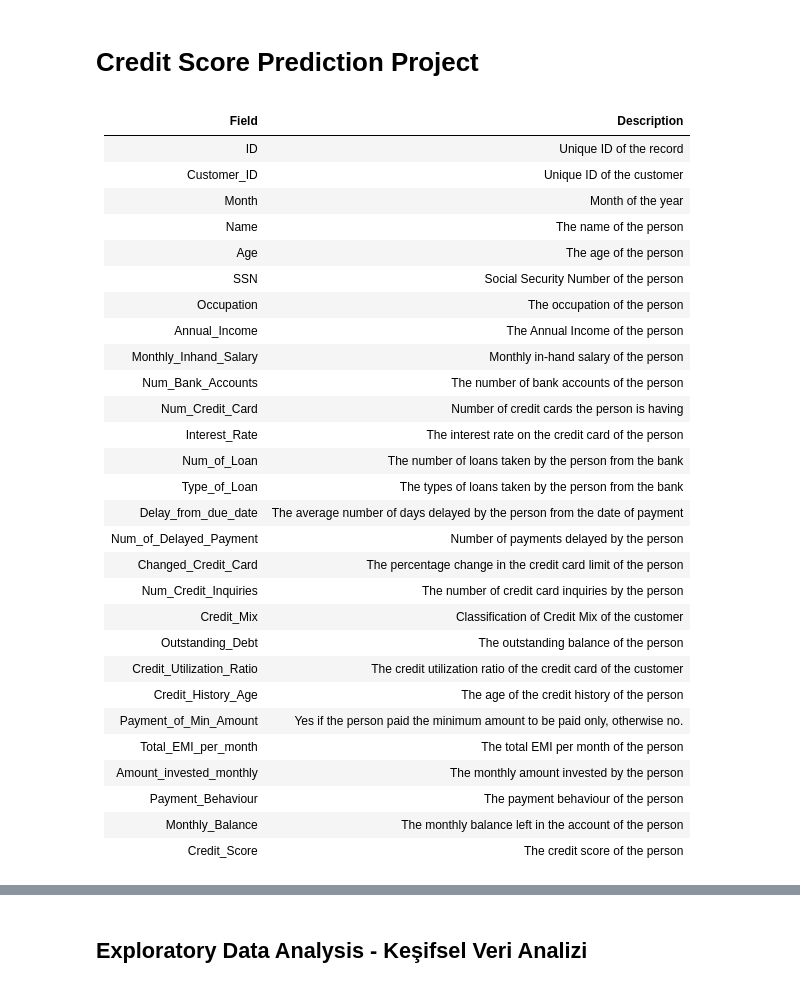
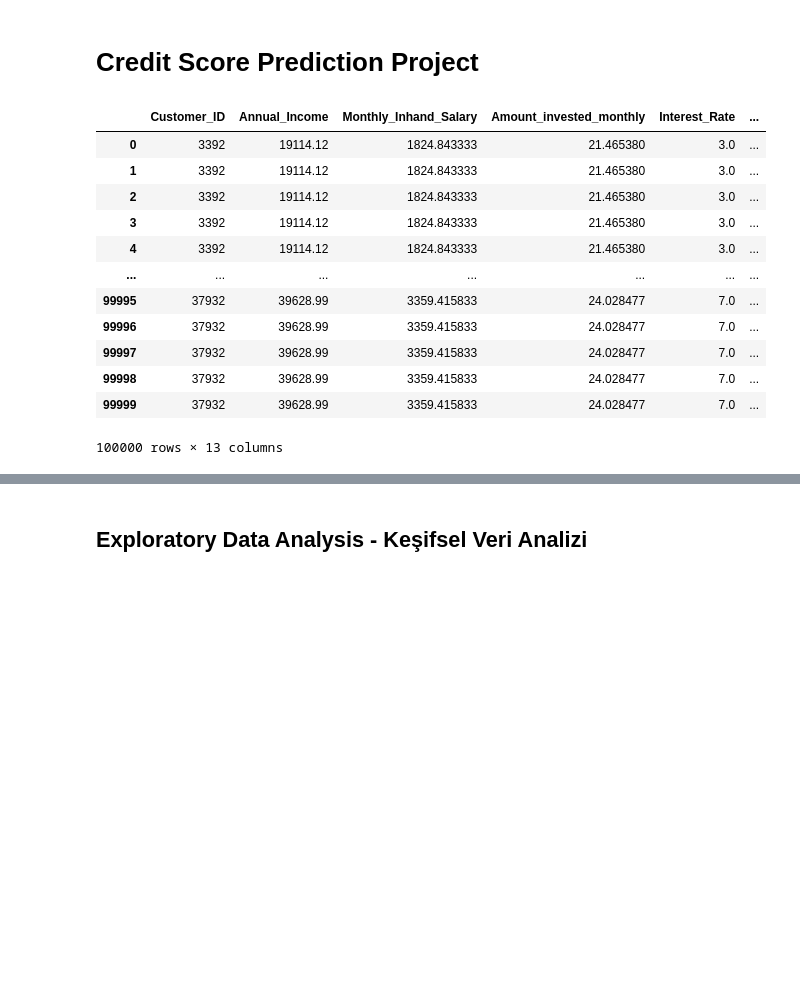
Before and after one commit to RumeysaHilal/Credit_Score_Prediction_Project, a Jupyter notebook: credit-preprocess.ipynb, the cells around one changed output, grey strips where cells are left out. Drawn from its saved outputs; the diff is of its cells as text; code cells hidden in the pictures; blank space fills up the shorter version.

```diff
--- a/credit-preprocess.ipynb
+++ b/credit-preprocess.ipynb
@@ -1,36 +1,5 @@
 # %% [markdown]
 # Credit Score Prediction Project
-# %% [markdown]
-| Field                     | Description                                           |
-|---------------------------|-------------------------------------------------------|
-| ID                        | Unique ID of the record                               |
-| Customer_ID               | Unique ID of the customer                             |
-| Month                     | Month of the year                                     |
-| Name                      | The name of the person                                 |
-| Age                       | The age of the person                                  |
-| SSN                       | Social Security Number of the person                   |
-| Occupation                | The occupation of the person                           |
-| Annual_Income             | The Annual Income of the person                        |
-| Monthly_Inhand_Salary     | Monthly in-hand salary of the person                   |
-| Num_Bank_Accounts         | The number of bank accounts of the person              |
-| Num_Credit_Card           | Number of credit cards the person is having            |
-| Interest_Rate             | The interest rate on the credit card of the person     |
-| Num_of_Loan               | The number of loans taken by the person from the bank  |
-| Type_of_Loan              | The types of loans taken by the person from the bank   |
-| Delay_from_due_date       | The average number of days delayed by the person from the date of payment |
-| Num_of_Delayed_Payment    | Number of payments delayed by the person               |
-| Changed_Credit_Card       | The percentage change in the credit card limit of the person |
-| Num_Credit_Inquiries      | The number of credit card inquiries by the person      |
-| Credit_Mix                | Classification of Credit Mix of the customer           |
-| Outstanding_Debt          | The outstanding balance of the person                  |
-| Credit_Utilization_Ratio  | The credit utilization ratio of the credit card of the customer |
-| Credit_History_Age        | The age of the credit history of the person            |
-| Payment_of_Min_Amount     | Yes if the person paid the minimum amount to be paid only, otherwise no. |
-| Total_EMI_per_month        | The total EMI per month of the person                  |
-| Amount_invested_monthly   | The monthly amount invested by the person              |
-| Payment_Behaviour         | The payment behaviour of the person                    |
-| Monthly_Balance            | The monthly balance left in the account of the person   |
-| Credit_Score              | The credit score of the person                          |
 # %%
 import numpy as np
 import pandas as pd
@@ -46 +19,21 @@ from sklearn.metrics import mean_squared_error
+# %%
+import credit_func
+
+url = "credit-score.csv"
+credit_data = pd.read_csv(url)
+credit_func.create_dataFrame(credit_data, csv=True)
+# %% [output]
+|  | Customer_ID | Annual_Income | Monthly_Inhand_Salary | Amount_invested_monthly | Interest_Rate | ... |
+| 0 | 3392 | 19114.12 | 1824.843333 | 21.465380 | 3.0 | ... |
+| 1 | 3392 | 19114.12 | 1824.843333 | 21.465380 | 3.0 | ... |
+| 2 | 3392 | 19114.12 | 1824.843333 | 21.465380 | 3.0 | ... |
+| 3 | 3392 | 19114.12 | 1824.843333 | 21.465380 | 3.0 | ... |
+| 4 | 3392 | 19114.12 | 1824.843333 | 21.465380 | 3.0 | ... |
+| ... | ... | ... | ... | ... | ... | ... |
+| 99995 | 37932 | 39628.99 | 3359.415833 | 24.028477 | 7.0 | ... |
+| 99996 | 37932 | 39628.99 | 3359.415833 | 24.028477 | 7.0 | ... |
+| 99997 | 37932 | 39628.99 | 3359.415833 | 24.028477 | 7.0 | ... |
+| 99998 | 37932 | 39628.99 | 3359.415833 | 24.028477 | 7.0 | ... |
+| 99999 | 37932 | 39628.99 | 3359.415833 | 24.028477 | 7.0 | ... |
+100000 rows × 13 columns
 # %%
```
Also changed, not shown: parts of 34 cells of this notebook, 8 other files.
